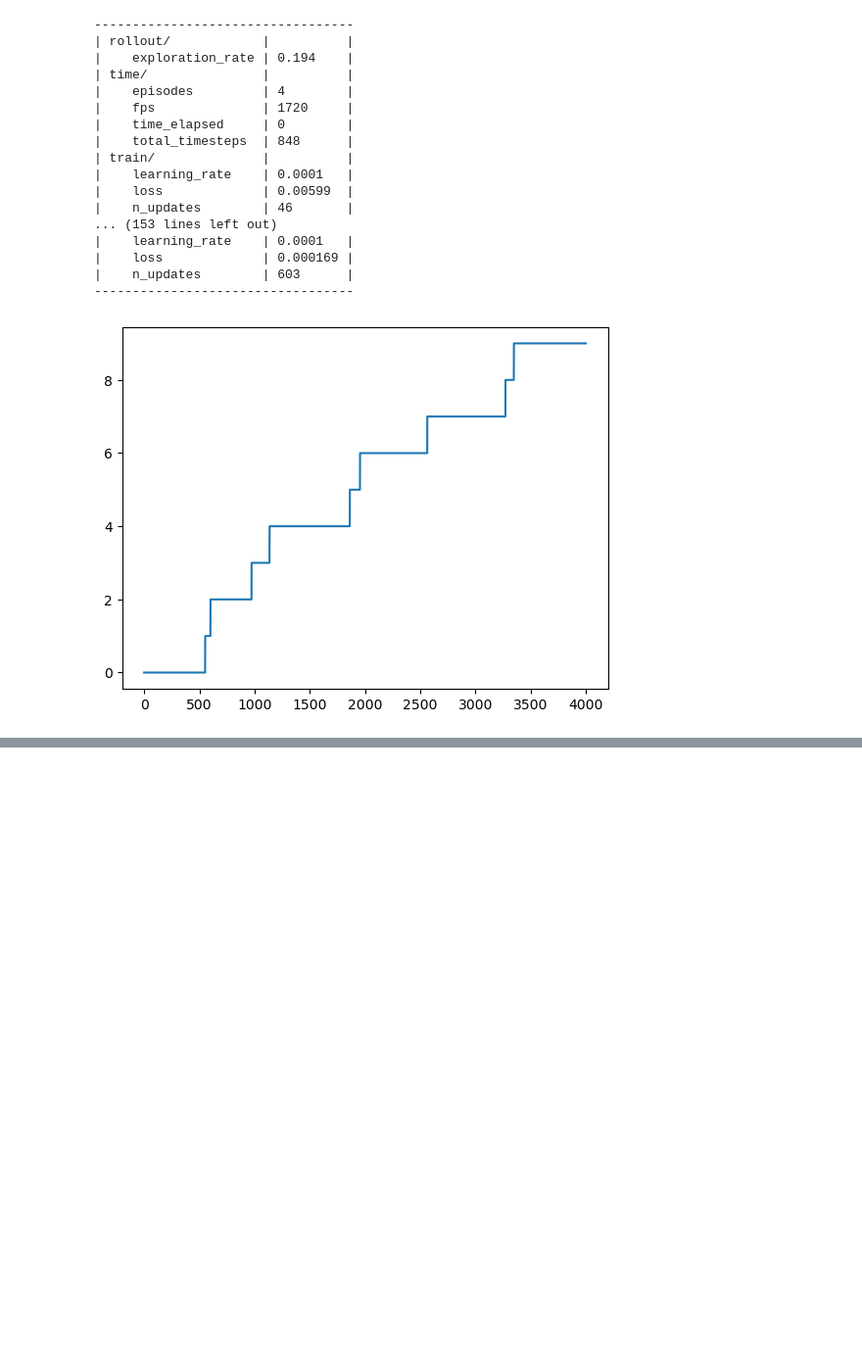
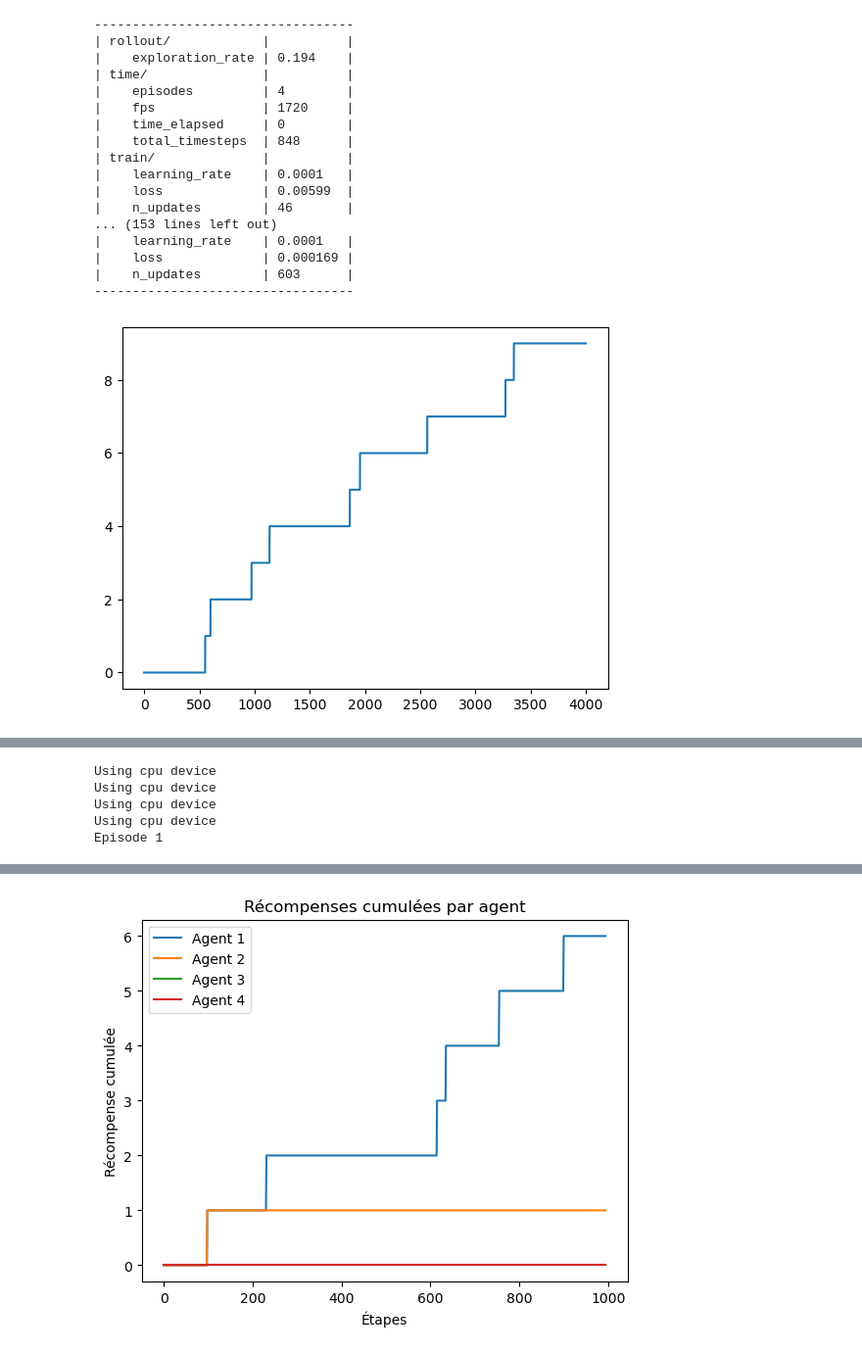
Before and after one commit to MaxMaiche/COCOMA-DeepRL, a Jupyter notebook: KAZ.ipynb, the cells around one changed output, grey strips where cells are left out. Shown at 98% size. Drawn from its saved outputs; the diff is of its cells as text; code cells hidden in the pictures; blank space fills up the shorter version.

```diff
--- a/KAZ.ipynb
+++ b/KAZ.ipynb
@@ -160,0 +168,78 @@ Episode 4
+# %%
+from pettingzoo.butterfly import knights_archers_zombies_v10
+from pettingzoo.utils.conversions import aec_to_parallel
+import supersuit as ss
+from stable_baselines3 import DQN
+import numpy as np
+import matplotlib.pyplot as plt
+
+# Charger l'environnement PettingZoo AEC (par défaut)
+aec_env = knights_archers_zombies_v10.env()
+
+# Convertir l'environnement AEC en ParallelEnv
+parallel_env = aec_to_parallel(aec_env)
+
+# Appliquer le wrapper 'black_death_v3' pour gérer les agents inactifs
+parallel_env = ss.black_death_v3(parallel_env)
+
+# Utiliser SuperSuit pour convertir l'environnement en un environnement Gym compatible
+gym_env = ss.pettingzoo_env_to_vec_env_v1(parallel_env)
+gym_env = ss.concat_vec_envs_v1(gym_env, 1, base_class='stable_baselines3')
+
+# Initialiser les modèles DQN pour chaque agent
+num_agents = gym_env.num_envs  # Récupérer le nombre d'agents à partir de l'environnement
+models = [DQN('MlpPolicy', gym_env, verbose=1) for _ in range(num_agents)]
+
+# Entraîner les agents
+timesteps = 1000
+for episode in range(10):  # Nombre d'épisodes d'entraînement
+    print(f"Episode {episode + 1}")
+    obs = gym_env.reset()
+    done = np.array([False] * num_agents)
+
+    for step in range(timesteps):
+        actions = np.array([models[i].predict(obs[i])[0] if not done[i] else 0 for i in range(num_agents)])  # Prédire les actions pour chaque agent actif
+        obs, rewards_batch, done, _ = gym_env.step(actions)  # Appliquer les actions dans l'environnement
+
+        for i in range(num_agents):
+            if not done[i]:  # Mettre à jour seulement si l'agent est actif
+                models[i].learn(total_timesteps=1)  # Mettre à jour chaque agent après chaque étape
+
+        if done.all():
+            obs = gym_env.reset()  # Réinitialiser l'environnement si un agent est mort
+            done = np.array([False] * num_agents)
+
+
+# Sauvegarder les modèles
+for i in range(num_agents):
+    models[i].save(f"dqn_agent_{i + 1}_knights_archers_zombies")
+
+# Évaluer les modèles
+obs = gym_env.reset()
+rewards = [[] for _ in range(num_agents)]  # Liste pour stocker les récompenses de chaque agent
+done = np.array([False] * num_agents)
+
+for _ in range(1000):
+    actions = np.array([models[i].predict(obs[i])[0] if not done[i] else 0 for i in range(num_agents)])  # Prédire les actions pour chaque agent actif
+    obs, rewards_batch, done, _ = gym_env.step(actions)  # Appliquer les actions dans l'environnement
+    for i in range(num_agents):
+        if not done[i]:  # Stocker les récompenses seulement si l'agent est actif
+            rewards[i].append(rewards_batch[i])  # Stocker les récompenses pour chaque agent
+    if done.all():  # Reset lorsque tous les agents sont terminés
+        obs = gym_env.reset()
+
+
+# Afficher les récompenses cumulées pour chaque agent
+for i in range(num_agents):
+    plt.plot(np.cumsum(rewards[i]), label=f'Agent {i + 1}')
+plt.xlabel('Étapes')
+plt.ylabel('Récompense cumulée')
+plt.legend()
+plt.title('Récompenses cumulées par agent')
+plt.show()
+# %% [output]
+Using cpu device
+Using cpu device
+Using cpu device
+Using cpu device
+Episode 1
@@ -160,0 +255 @@ Episode 4
+[figure, added]
```
Also changed, not shown: parts of 3 cells of this notebook, 4 other files.
